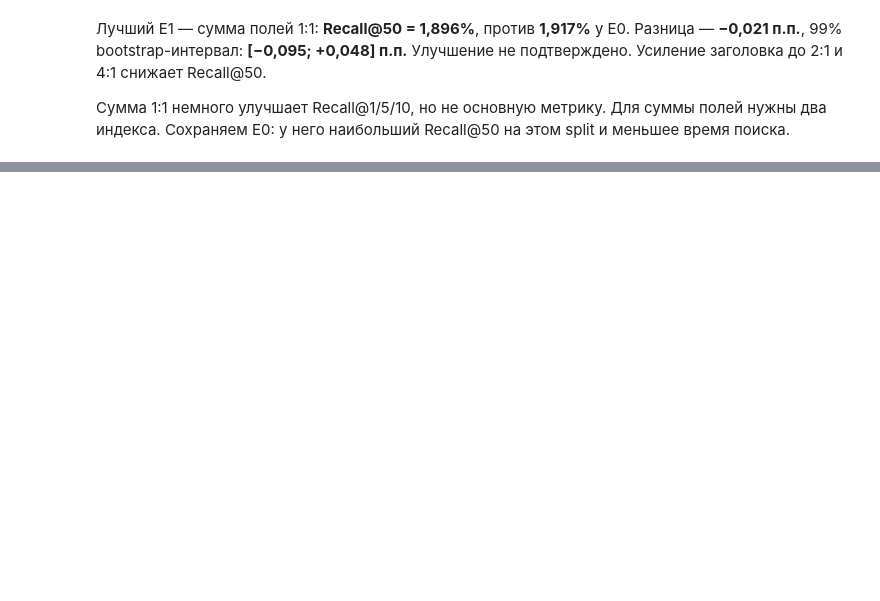
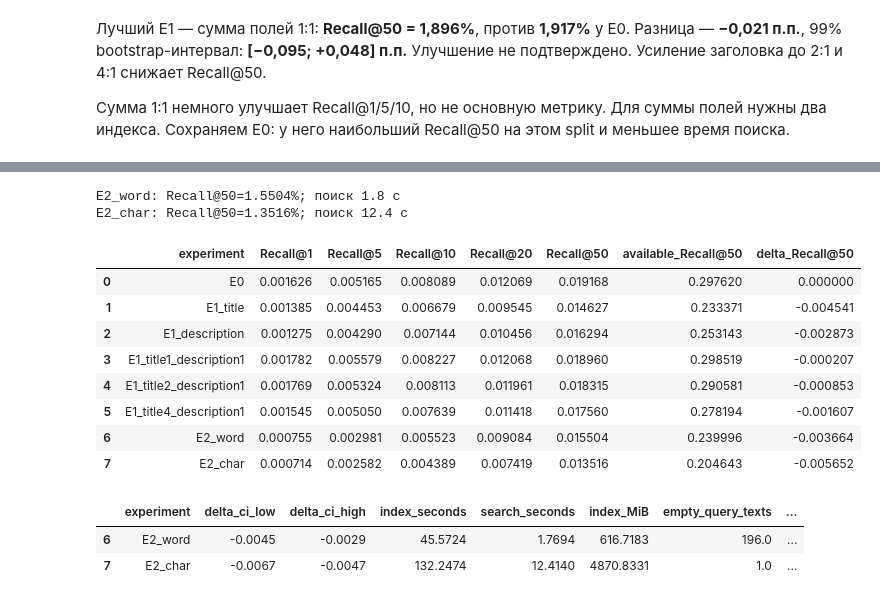
Before and after one commit to alexiva05/avito-service-search, a Jupyter notebook: solution.ipynb, the cells around one changed output, grey strips where cells are left out. Cells and saved outputs as stored; diff of their text form; code cells hidden in the pictures; blank space fills up the shorter version.

```diff
--- a/solution.ipynb
+++ b/solution.ipynb
@@ -957,0 +1070,63 @@ display(pd.DataFrame(examples))
+# %%
+e2_rows, e2_predictions, e2_per_query = [], {}, {}
+for name, (vectorizer, documents_t) in tfidf_models.items():
+    start = perf_counter()
+    query_matrix = vectorizer.transform(val_texts).tocsr()
+    positions, tie_rows = sparse_top_k(query_matrix, documents_t, max(RECALL_K))
+    candidate_predictions = {text: item_ids[ids].tolist() for text, ids in zip(val_texts, positions)}
+    duration = perf_counter() - start
+    assert set(candidate_predictions) == set(val_texts)
+    assert all(len(ids) <= 50 and len(ids) == len(set(ids)) and set(ids) <= corpus_ids
+               for ids in candidate_predictions.values())
+    candidate_per_query = evaluate(validation, candidate_predictions)
+    assert candidate_per_query.index.equals(per_query.index)
+    assert candidate_per_query["Recall@50"].notna().all()
+    assert candidate_per_query[[f"Recall@{k}" for k in RECALL_K]].diff(axis=1).iloc[:, 1:].ge(0).all().all()
+    candidate_metrics = candidate_per_query.mean()
+    assert candidate_metrics["Recall@50"] <= ceiling + 1e-12
+    ci_low, ci_high = cluster_delta_interval(per_query["Recall@50"], candidate_per_query["Recall@50"],
+                                             validation["search_query"], confidence=E2_CONFIDENCE)
+    config = {**TFIDF_COMMON, **TFIDF_VARIANTS[name], "dtype": "float32",
+              "batch_size": TFIDF_BATCH_SIZE, "threads": TFIDF_THREADS}
+    row = {
+        **experiment, "experiment": name, "config": json.dumps(config, sort_keys=True),
+        "bm25s_version": None, "sklearn_version": importlib.metadata.version("scikit-learn"),
+        "sparse_dot_topn_version": importlib.metadata.version("sparse-dot-topn"),
+        "token_pattern": TOKEN_PATTERN if name == "E2_word" else None,
+        **{metric: float(value) for metric, value in candidate_metrics.items()},
+        **tfidf_index_info.loc[name].to_dict(), "search_seconds": duration,
+        "delta_Recall@50": candidate_metrics["Recall@50"] - metrics["Recall@50"],
+        "delta_ci_low": ci_low, "delta_ci_high": ci_high,
+        "bootstrap_confidence": E2_CONFIDENCE, "bootstrap_resamples": BOOTSTRAP_RESAMPLES,
+        "rss_MiB": psutil.Process().memory_info().rss / 2**20,
+        "empty_query_texts": sum(not ids for ids in candidate_predictions.values()),
+        "boundary_tie_queries": tie_rows,
+        "conclusion": f"Recall@50={candidate_metrics['Recall@50']:.4%}; {TFIDF_VARIANTS[name]['analyzer']} TF-IDF",
+    }
+    e2_rows.append(row)
+    e2_predictions[name] = candidate_predictions
+    e2_per_query[name] = candidate_per_query
+    print(f"{name}: Recall@50={candidate_metrics['Recall@50']:.4%}; поиск {duration:.1f} с")
+
+experiments = pd.concat([experiments.loc[~experiments.experiment.isin(TFIDF_VARIANTS)], pd.DataFrame(e2_rows)], ignore_index=True)
+assert experiments.experiment.is_unique
+experiments.to_csv(EXPERIMENTS_PATH, index=False)
+display(experiments[["experiment", "Recall@1", "Recall@5", "Recall@10", "Recall@20", "Recall@50",
+                     "available_Recall@50", "delta_Recall@50"]].round(6))
+display(experiments.loc[experiments.experiment.isin(TFIDF_VARIANTS),
+    ["experiment", "delta_ci_low", "delta_ci_high", "index_seconds", "search_seconds", "index_MiB", "empty_query_texts", "boundary_tie_queries"]].round(4))
+# %% [output]
+E2_word: Recall@50=1.5504%; поиск 1.8 с
+E2_char: Recall@50=1.3516%; поиск 12.4 с
+|  | experiment | Recall@1 | Recall@5 | Recall@10 | Recall@20 | Recall@50 | available_Recall@50 | delta_Recall@50 |
+| 0 | E0 | 0.001626 | 0.005165 | 0.008089 | 0.012069 | 0.019168 | 0.297620 | 0.000000 |
+| 1 | E1_title | 0.001385 | 0.004453 | 0.006679 | 0.009545 | 0.014627 | 0.233371 | -0.004541 |
+| 2 | E1_description | 0.001275 | 0.004290 | 0.007144 | 0.010456 | 0.016294 | 0.253143 | -0.002873 |
+| 3 | E1_title1_description1 | 0.001782 | 0.005579 | 0.008227 | 0.012068 | 0.018960 | 0.298519 | -0.000207 |
+| 4 | E1_title2_description1 | 0.001769 | 0.005324 | 0.008113 | 0.011961 | 0.018315 | 0.290581 | -0.000853 |
+| 5 | E1_title4_description1 | 0.001545 | 0.005050 | 0.007639 | 0.011418 | 0.017560 | 0.278194 | -0.001607 |
+| 6 | E2_word | 0.000755 | 0.002981 | 0.005523 | 0.009084 | 0.015504 | 0.239996 | -0.003664 |
+| 7 | E2_char | 0.000714 | 0.002582 | 0.004389 | 0.007419 | 0.013516 | 0.204643 | -0.005652 |
+|  | experiment | delta_ci_low | delta_ci_high | index_seconds | search_seconds | index_MiB | empty_query_texts | ... |
+| 6 | E2_word | -0.0045 | -0.0029 | 45.5724 | 1.7694 | 616.7183 | 196.0 | ... |
+| 7 | E2_char | -0.0067 | -0.0047 | 132.2474 | 12.4140 | 4870.8331 | 1.0 | ... |
```
Also changed, not shown: parts of 14 cells of this notebook, 2 other files.
